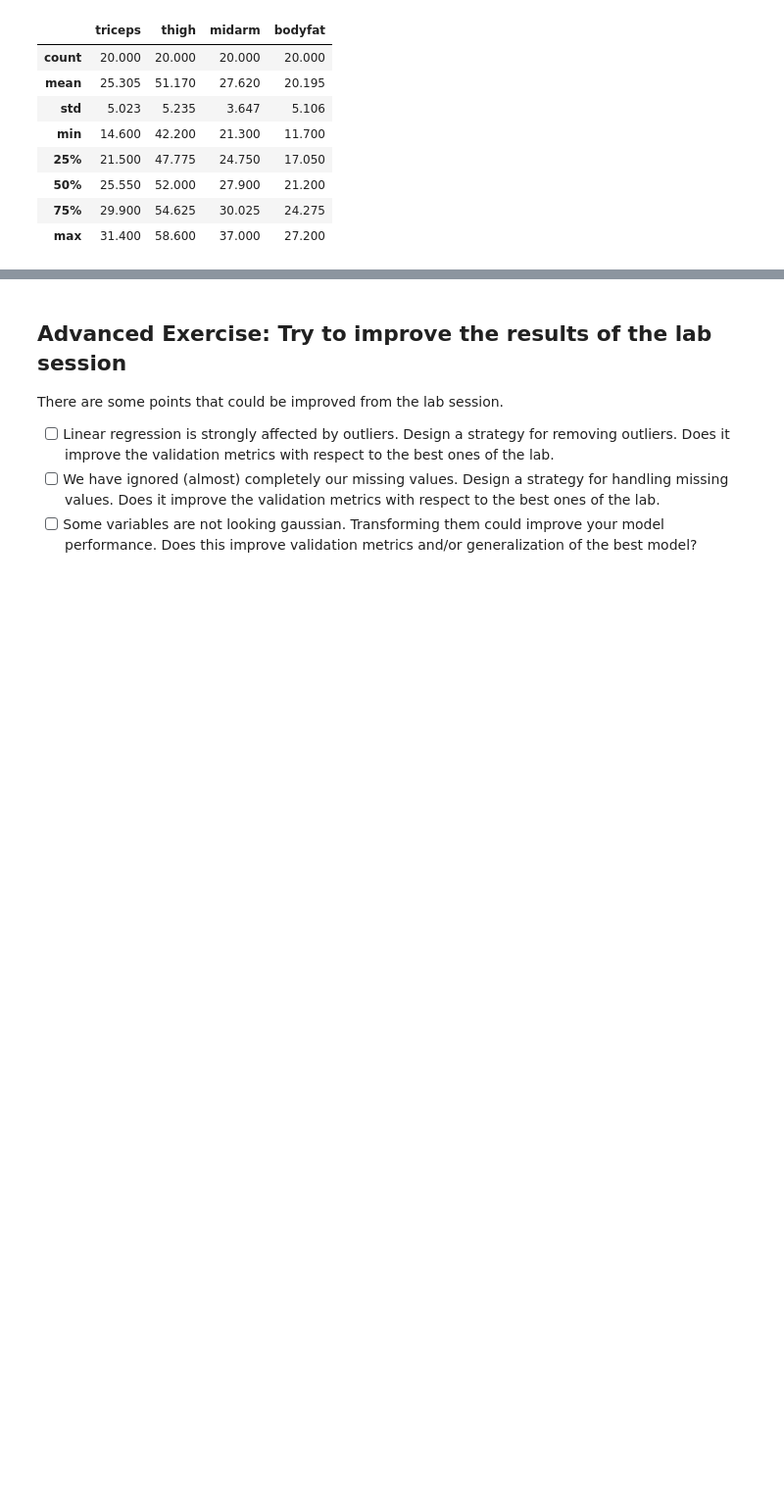
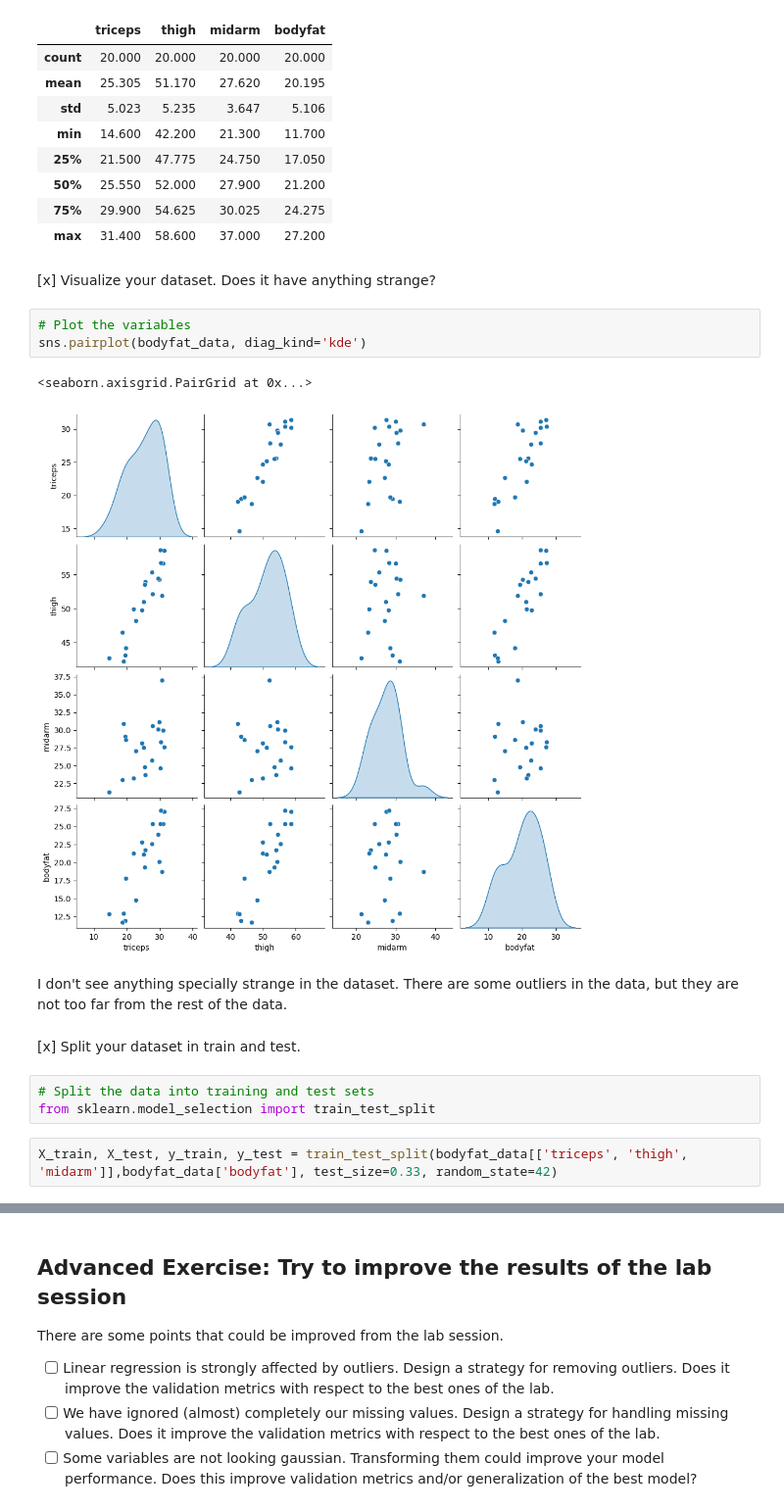
Before and after one commit to Lorenc1o/BDMA_Notes, a Jupyter notebook: UPC/Machine_Learning/Labs/lab04/ml04-exercise.ipynb, the cells around one changed output, grey strips where cells are left out. Shown at 98% size. Saved outputs shown, nothing was run; the diff lists cells and outputs as text; blank space fills up the shorter version.

```diff
--- a/UPC/Machine_Learning/Labs/lab04/ml04-exercise.ipynb
+++ b/UPC/Machine_Learning/Labs/lab04/ml04-exercise.ipynb
@@ -37,3 +38,20 @@ bodyfat_data.describe()
 | 50% | 25.550 | 52.000 | 27.900 | 21.200 |
 | 75% | 29.900 | 54.625 | 30.025 | 24.275 |
 | max | 31.400 | 58.600 | 37.000 | 27.200 |
+# %% [markdown]
+[x] Visualize your dataset. Does it have anything strange?
+# %%
+# Plot the variables
+sns.pairplot(bodyfat_data, diag_kind='kde')
+# %% [output]
+<seaborn.axisgrid.PairGrid at 0x...>
+[figure, added]
+# %% [markdown]
+I don't see anything specially strange in the dataset. There are some outliers in the data, but they are not too far from the rest of the data.
+# %% [markdown]
+[x] Split your dataset in train and test.
+# %%
+# Split the data into training and test sets
+from sklearn.model_selection import train_test_split
+# %%
+X_train, X_test, y_train, y_test = train_test_split(bodyfat_data[['triceps', 'thigh', 'midarm']],bodyfat_data['bodyfat'], test_size=0.33, random_state=42)
```
Also changed, not shown: parts of 30 cells of this notebook, 1 other file.
